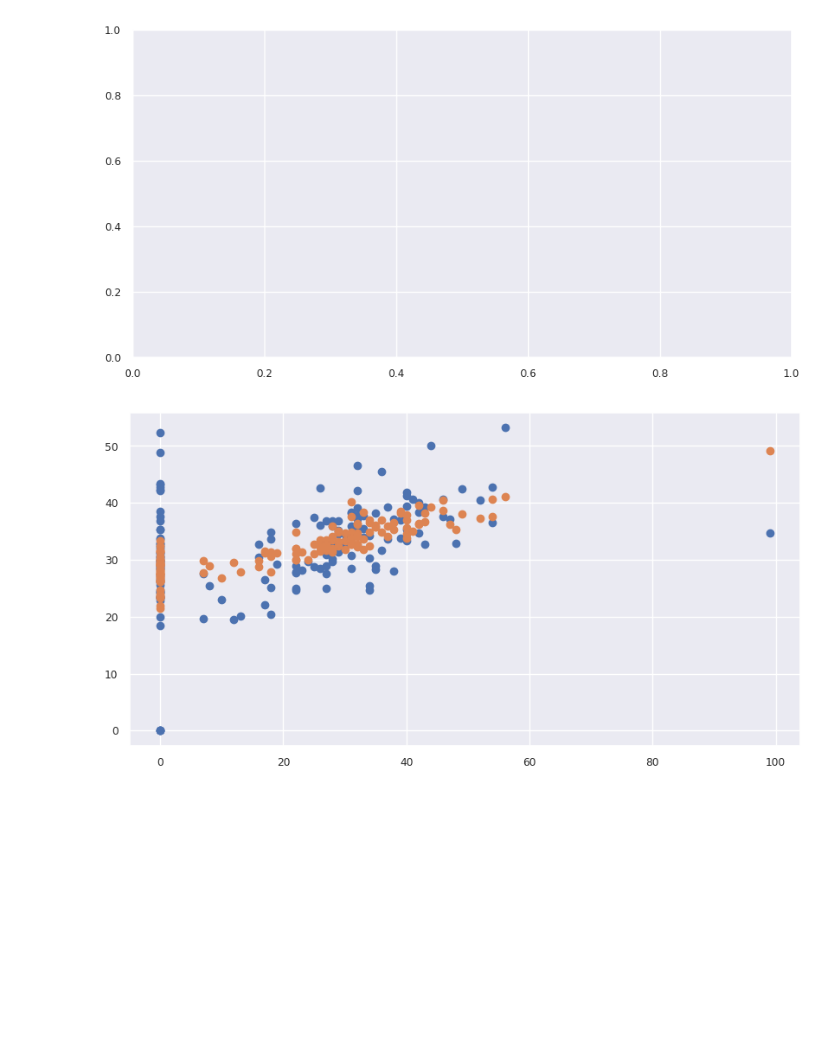
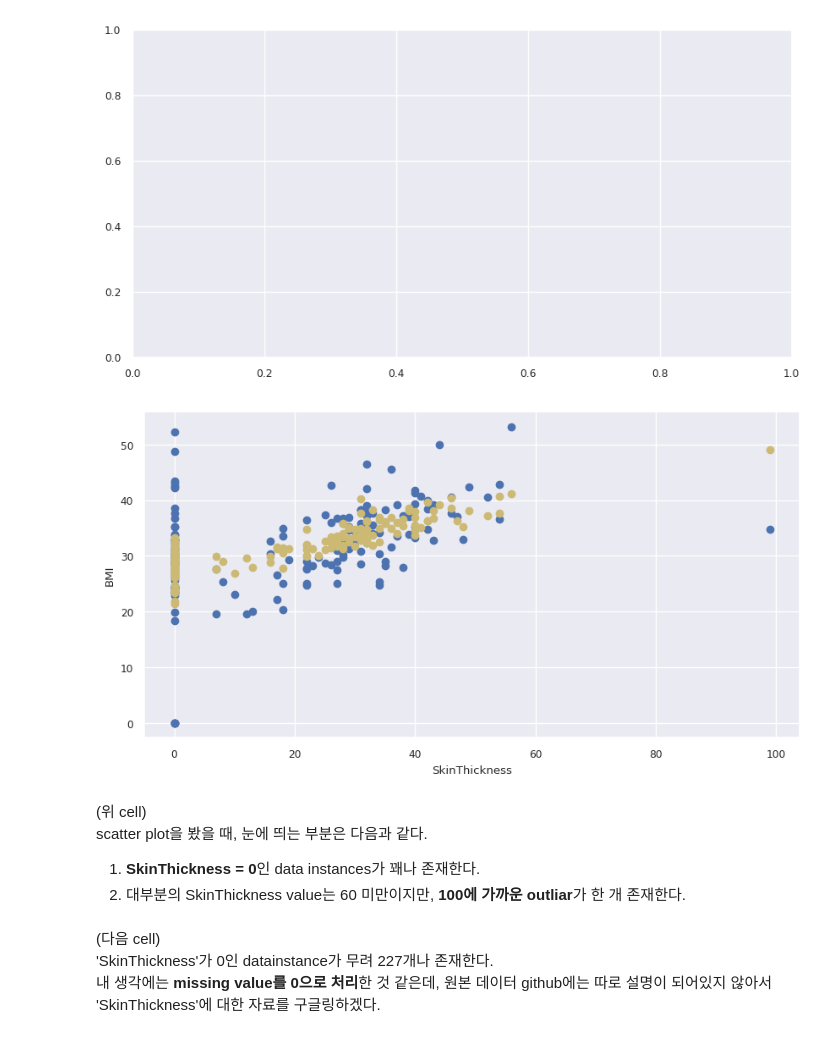
Before and after one commit to HyoYoonNam/Gachon-AISTUDY, a Jupyter notebook: Diabetes_Regression.ipynb, the cells around one changed output. Saved outputs shown, nothing was run; the diff lists cells and outputs as text; code cells hidden in the pictures; blank space fills up the shorter version.

```diff
--- a/Diabetes_Regression.ipynb
+++ b/Diabetes_Regression.ipynb
@@ -231,11 +231,22 @@ ValueError: x and y must be the same size
 # %%
 # label('BMI')과 correlation 높은 feature는 'SkinThickness'
 # label과 feature의 relation을 actual과 predicted로 나누어 scatter plotting
 
 plt.figure(figsize=(10, 5))
 # numpy문법, 모든 row에 대하여 column index 3의 element만 추출
 plt.scatter(X_test[:, 3], y_test, label='actual')
-plt.scatter(X_test[:, 3], ly_preds, label='predicted')
+plt.scatter(X_test[:, 3], ly_preds, c='y', label='predicted')
+plt.xlabel('SkinThickness')
+plt.ylabel('BMI')
 plt.show()
 # %% [output]
-[figure, old version]
+[figure, new version]
+# %% [markdown]
+(위 cell)
+scatter plot을 봤을 때, 눈에 띄는 부분은 다음과 같다.
+1. **SkinThickness = 0**인 data instances가 꽤나 존재한다.
+2. 대부분의 SkinThickness value는 60 미만이지만, **100에 가까운 outliar**가 한 개 존재한다.
+# %% [markdown]
+(다음 cell)
+'SkinThickness'가 0인 datainstance가 무려 227개나 존재한다.
+내 생각에는 **missing value를 0으로 처리**한 것 같은데, 원본 데이터 github에는 따로 설명이 되어있지 않아서 'SkinThickness'에 대한 자료를 구글링하겠다.
```
Also changed, not shown: parts of 1 cell of this notebook.
